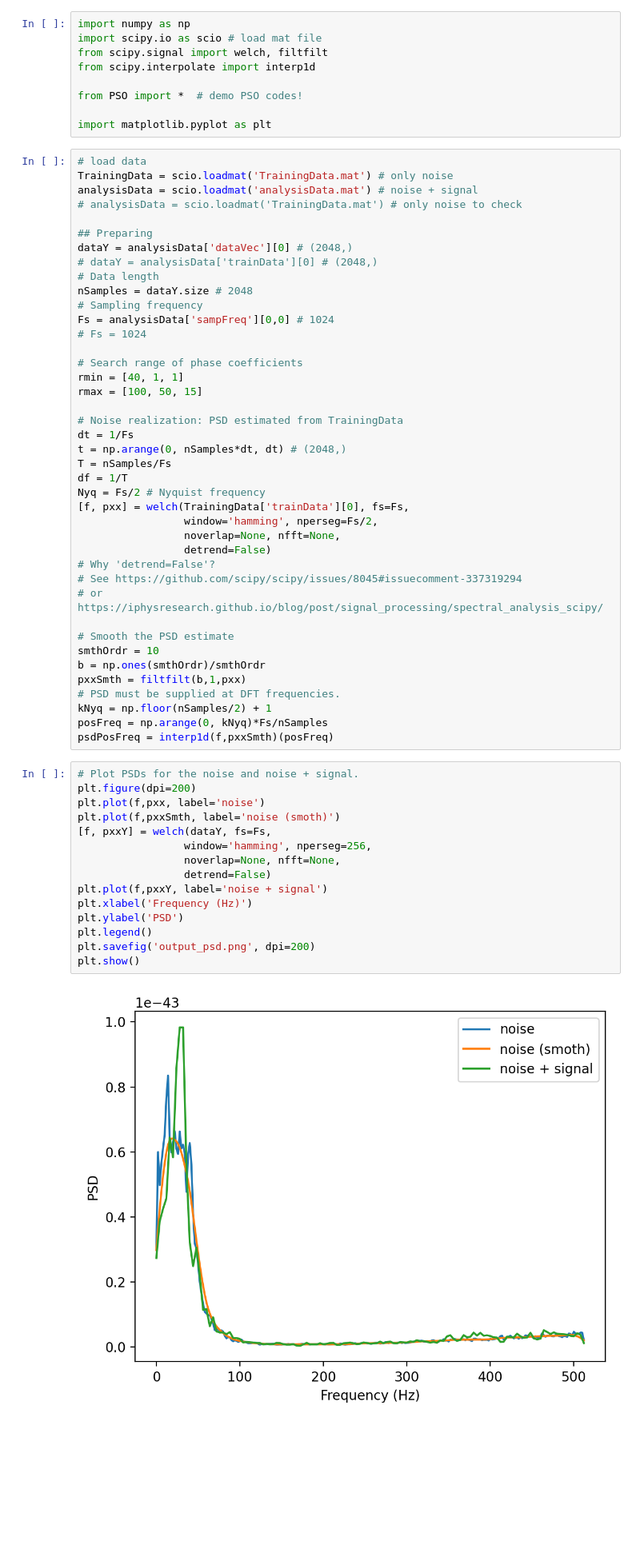
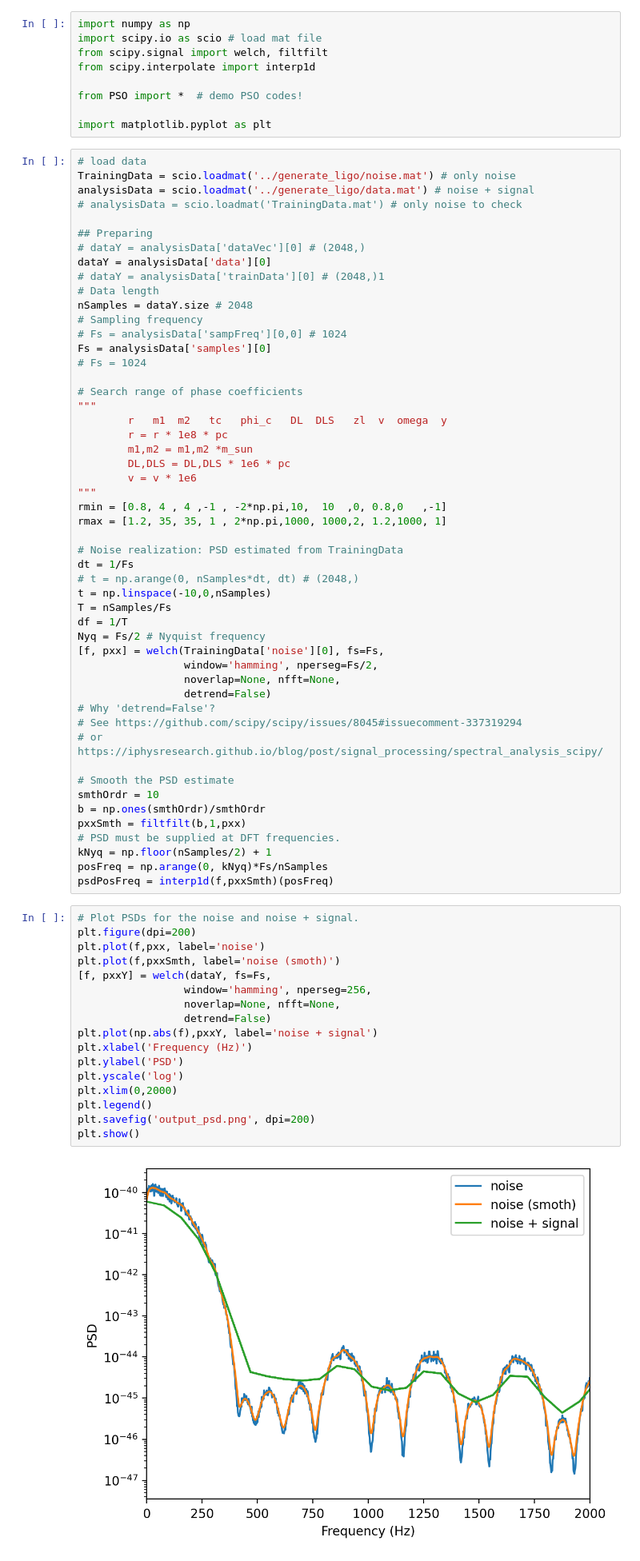
Before and after one commit to WeiQYU/PSO_change, a Jupyter notebook: PSO_change/PSO_python_demo-main/demo.ipynb, the cells around one changed output. Shown at 80% size. Saved outputs shown, nothing was run; the diff lists cells and outputs as text; blank space fills up the shorter version.

```diff
--- a/PSO_change/PSO_python_demo-main/demo.ipynb
+++ b/PSO_change/PSO_python_demo-main/demo.ipynb
@@ -9,30 +9,40 @@ from PSO import *  # demo PSO codes!
 import matplotlib.pyplot as plt
 # %%
 # load data
-TrainingData = scio.loadmat('TrainingData.mat') # only noise
-analysisData = scio.loadmat('analysisData.mat') # noise + signal
+TrainingData = scio.loadmat('../generate_ligo/noise.mat') # only noise
+analysisData = scio.loadmat('../generate_ligo/data.mat') # noise + signal
 # analysisData = scio.loadmat('TrainingData.mat') # only noise to check
 
 ## Preparing
-dataY = analysisData['dataVec'][0] # (2048,)
-# dataY = analysisData['trainData'][0] # (2048,)
+# dataY = analysisData['dataVec'][0] # (2048,)
+dataY = analysisData['data'][0]
+# dataY = analysisData['trainData'][0] # (2048,)1
 # Data length
 nSamples = dataY.size # 2048
 # Sampling frequency
-Fs = analysisData['sampFreq'][0,0] # 1024
+# Fs = analysisData['sampFreq'][0,0] # 1024
+Fs = analysisData['samples'][0]
 # Fs = 1024
 
 # Search range of phase coefficients
-rmin = [40, 1, 1]
-rmax = [100, 50, 15]
+"""
+        r   m1  m2   tc   phi_c   DL  DLS   zl  v  omega  y
+        r = r * 1e8 * pc
+        m1,m2 = m1,m2 *m_sun
+        DL,DLS = DL,DLS * 1e6 * pc
+        v = v * 1e6
+"""
+rmin = [0.8, 4 , 4 ,-1 , -2*np.pi,10,  10  ,0, 0.8,0   ,-1]
+rmax = [1.2, 35, 35, 1 , 2*np.pi,1000, 1000,2, 1.2,1000, 1]
 
 # Noise realization: PSD estimated from TrainingData
 dt = 1/Fs
-t = np.arange(0, nSamples*dt, dt) # (2048,)
+# t = np.arange(0, nSamples*dt, dt) # (2048,)
+t = np.linspace(-10,0,nSamples)
 T = nSamples/Fs
 df = 1/T
 Nyq = Fs/2 # Nyquist frequency
-[f, pxx] = welch(TrainingData['trainData'][0], fs=Fs,
+[f, pxx] = welch(TrainingData['noise'][0], fs=Fs,
                  window='hamming', nperseg=Fs/2,
                  noverlap=None, nfft=None,
                  detrend=False)
@@ -51,19 +61,21 @@ psdPosFreq = interp1d(f,pxxSmth)(posFreq)
 # %%
 # Plot PSDs for the noise and noise + signal.
 plt.figure(dpi=200)
 plt.plot(f,pxx, label='noise')
 plt.plot(f,pxxSmth, label='noise (smoth)')
 [f, pxxY] = welch(dataY, fs=Fs,
                  window='hamming', nperseg=256,
                  noverlap=None, nfft=None,
                  detrend=False)
-plt.plot(f,pxxY, label='noise + signal')
+plt.plot(np.abs(f),pxxY, label='noise + signal')
 plt.xlabel('Frequency (Hz)')
 plt.ylabel('PSD')
+plt.yscale('log')
+plt.xlim(0,2000)
 plt.legend()
 plt.savefig('output_psd.png', dpi=200)
 plt.show()
 # %% [output]
-[figure, old version]
+[figure, new version]
 # %%
 # Number of independent PSO runs
```
Also changed, not shown: parts of 6 cells of this notebook, 6 other files.
